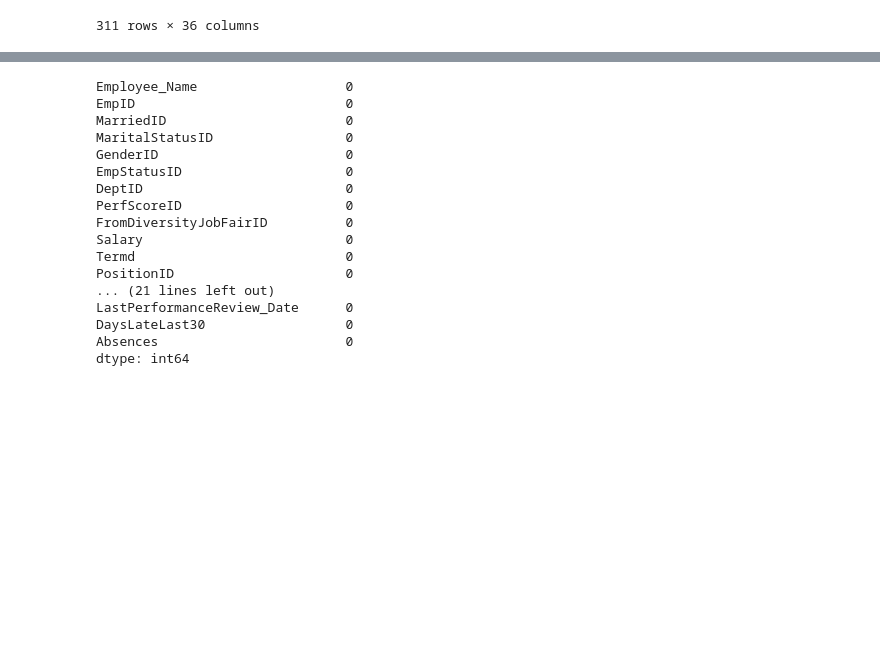
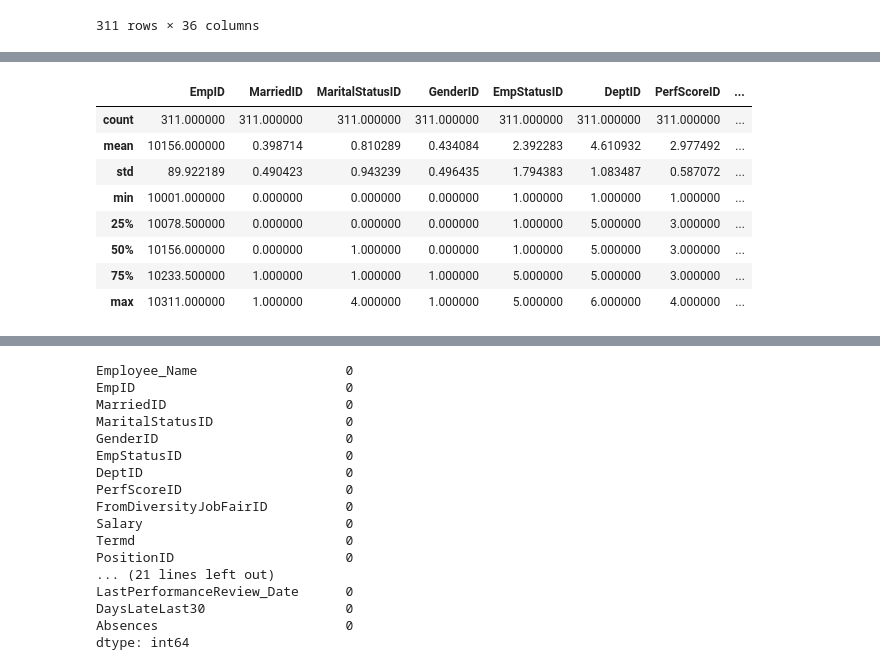
Before and after one commit to wkabatc/inwd-project, a Jupyter notebook: inwd_projekt.ipynb, the cells around one changed output, grey strips where cells are left out. Cells and saved outputs as stored; diff of their text form; code cells hidden in the pictures; blank space fills up the shorter version.

```diff
--- a/inwd_projekt.ipynb
+++ b/inwd_projekt.ipynb
@@ -95,0 +114,12 @@ df
+# %%
+df.describe()
+# %% [output]
+|  | EmpID | MarriedID | MaritalStatusID | GenderID | EmpStatusID | DeptID | PerfScoreID | ... |
+| count | 311.000000 | 311.000000 | 311.000000 | 311.000000 | 311.000000 | 311.000000 | 311.000000 | ... |
+| mean | 10156.000000 | 0.398714 | 0.810289 | 0.434084 | 2.392283 | 4.610932 | 2.977492 | ... |
+| std | 89.922189 | 0.490423 | 0.943239 | 0.496435 | 1.794383 | 1.083487 | 0.587072 | ... |
+| min | 10001.000000 | 0.000000 | 0.000000 | 0.000000 | 1.000000 | 1.000000 | 1.000000 | ... |
+| 25% | 10078.500000 | 0.000000 | 0.000000 | 0.000000 | 1.000000 | 5.000000 | 3.000000 | ... |
+| 50% | 10156.000000 | 0.000000 | 1.000000 | 0.000000 | 1.000000 | 5.000000 | 3.000000 | ... |
+| 75% | 10233.500000 | 1.000000 | 1.000000 | 1.000000 | 5.000000 | 5.000000 | 3.000000 | ... |
+| max | 10311.000000 | 1.000000 | 4.000000 | 1.000000 | 5.000000 | 6.000000 | 4.000000 | ... |
```
Also changed, not shown: parts of 37 cells of this notebook.
